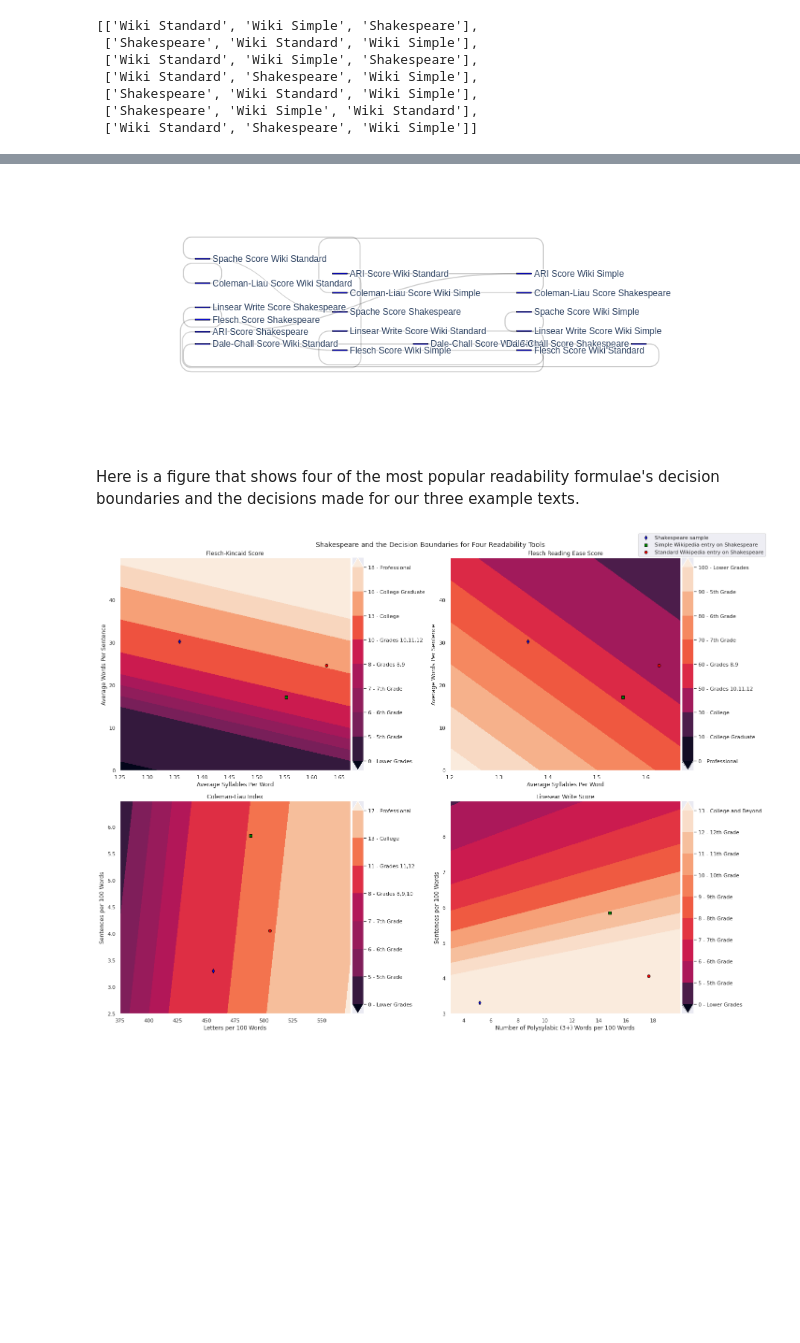
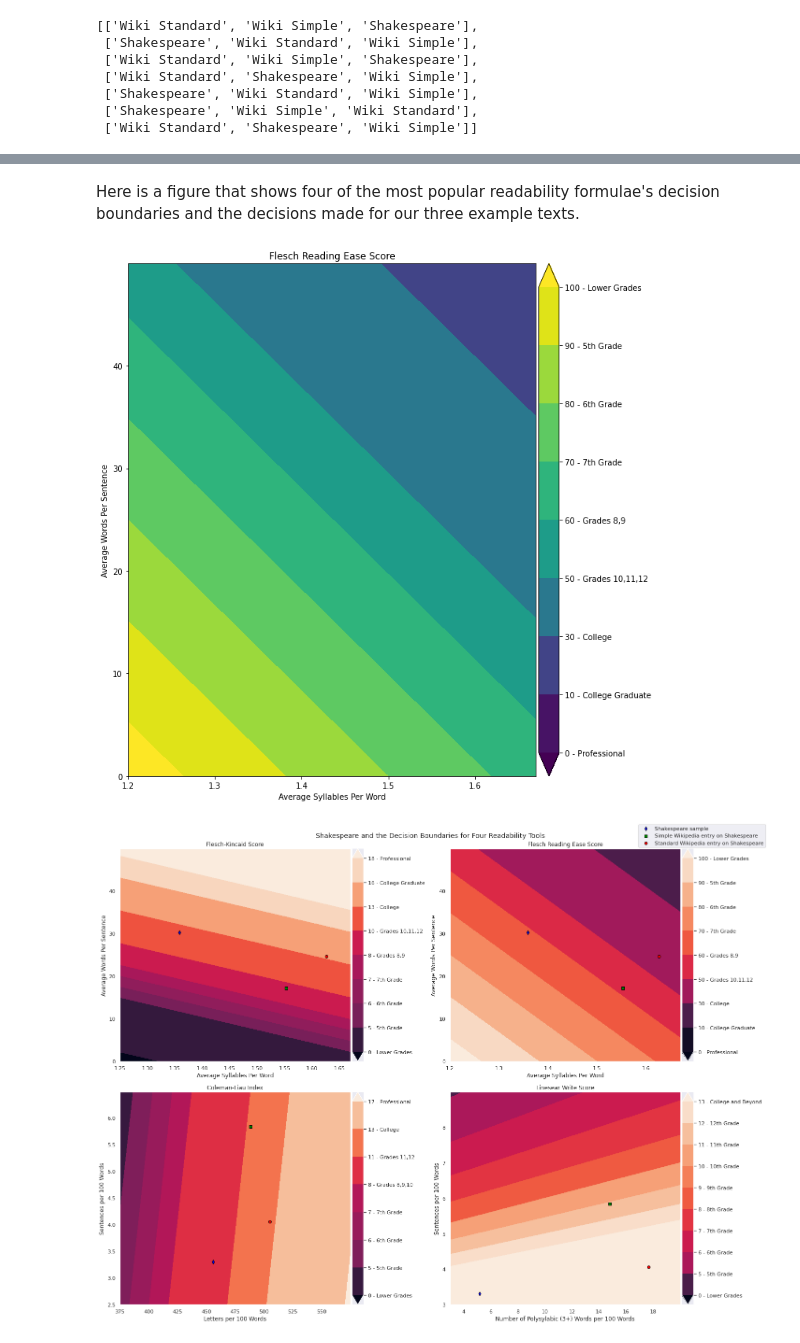
Before and after one commit to linesn/readability_analysis, a Jupyter notebook: NOTEBOOKS/wikipedia_readability.ipynb, the cells around one changed output, grey strips where cells are left out. Saved outputs shown, nothing was run; the diff lists cells and outputs as text; code cells hidden in the pictures; blank space fills up the shorter version.

```diff
--- a/NOTEBOOKS/wikipedia_readability.ipynb
+++ b/NOTEBOOKS/wikipedia_readability.ipynb
@@ -265,27 +235,63 @@ fig.show()
-# %%
-fig = go.Figure(data=[go.Sankey(
-    arrangement = "snap",
-    node = dict(
-      pad = 15,
-      thickness = 20,
-      line = dict(color = "black", width = 0.5),
-      label = labels,
-      color = "blue",
-      x=y,
-      y=x,
-    ),
-    link = dict(
-      source = source,
-      target = target,
-      value = value,
-  ))])
-
-#fig.update_layout(title_text="Basic Sankey Diagram", font_size=10)
-fig.show()
-# %% [output]
-[figure, removed]
 # %% [markdown]
 Here is a figure that shows four of the most popular readability formulae's decision boundaries and the decisions made for our three example texts.
+# %%
+f, ax = subplots(nrows=1, ncols=1, figsize=(10,10))
+
+b = np.arange(0,50,.05)
+a = np.arange(1.2,1.68,.01)
+xa, yb = np.meshgrid(a,b, sparse=True)
+z = -1.015 * yb - 84.6 * xa + 206.835
+#z = -1*(-1.015 * yb - 84.6 * xa + 206.835) # inverted for plotting ease
+c = ax.contourf(a,b,z,levels=[0,10,30,50,60,70,80,90,100],extend="both")
+#c = ax[0][1].contourf(a,b,z,levels=[-100, -90, -80, -70, -60, -50, -30, -10, 0],extend="both")
+divider = make_axes_locatable(ax)
+cax2 = divider.append_axes('right', size='5%', pad=0.05)
+cbar = f.colorbar(c, cax=cax2, orientation='vertical');
+cbar.ax.set_yticklabels(["0 - Professional",
+                         "10 - College Graduate",
+                         "30 - College",
+                         "50 - Grades 10,11,12",
+                         "60 - Grades 8,9",
+                         "70 - 7th Grade",
+                         "80 - 6th Grade",
+                         "90 - 5th Grade",
+                         "100 - Lower Grades",
+                         ])
+# cbar.ax.set_yticklabels(["100 - Lower Grades",
+#                          "90 - 5th Grade",
+#                          "80 - 6th Grade",
+#                          "70 - 7th Grade",
+#                          "60 - Grades 8,9",
+#                          "50 - Grades 10,11,12",
+#                          "30 - College",
+#                          "10 - College Graduate",
+#                          "0 - Professional",
+#                          ])
+ax.set_xlabel("Average Syllables Per Word")
+ax.set_ylabel("Average Words Per Sentence")
+ax.set_title("Flesch Reading Ease Score");
+# ax.scatter(x=[r_shakespeare.statistics()['avg_syllables_per_word']],
+#     y=[r_shakespeare.statistics()['avg_words_per_sentence']],
+#     color="blue",
+#     edgecolors="black",
+#     marker="d",
+#     label="Shakespeare sample");
+# ax.scatter(x=[r_simple.statistics()['avg_syllables_per_word']],
+#     y=[r_simple.statistics()['avg_words_per_sentence']],
+#     color="green",
+#     edgecolors="black",
+#     marker="s",
+#     label="Simple Wikipedia entry on Shakespeare");
+# ax.scatter(x=[r_standard.statistics()['avg_syllables_per_word']],
+#     y=[r_standard.statistics()['avg_words_per_sentence']],
+#     color="red",
+#     edgecolors="black",
+#     marker="o",
+#     label="Standard Wikipedia entry on Shakespeare");
+f.tight_layout()
+f.savefig("../IMAGES/Figure_1_Flesch_Decisions.png")
+# %% [output]
+[figure, added]
 # %%
 f, ax = subplots(nrows=2, ncols=2, figsize=(20,15))
 b = np.arange(0,50,.05)
```
Also changed, not shown: parts of 24 cells of this notebook, 8 other files.
